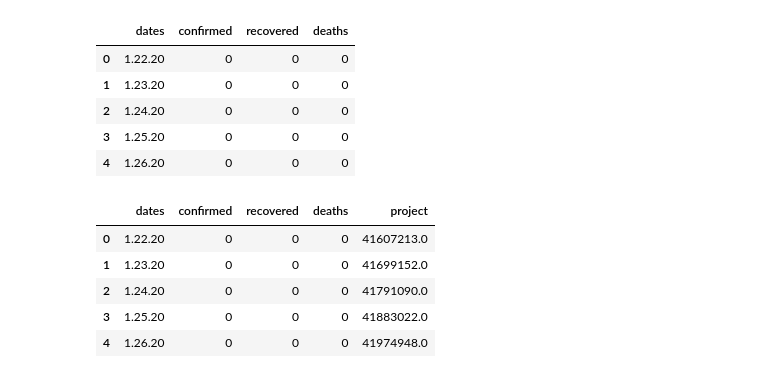
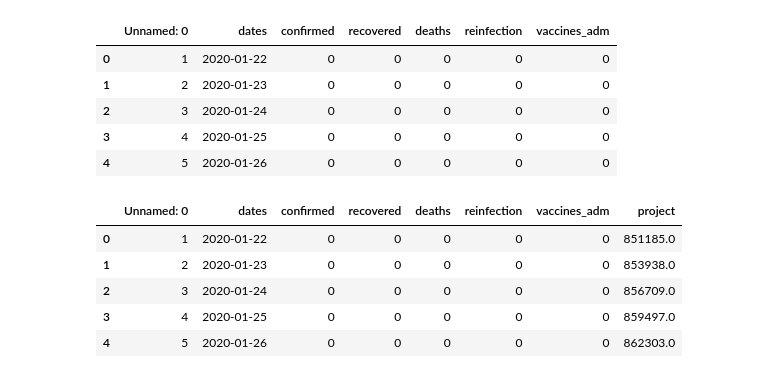
Before and after one commit to manukumar123/math_142_proj, a Jupyter notebook: group_proj.ipynb, the cells around one changed output. Drawn from its saved outputs; the diff is of its cells as text; code cells hidden in the pictures.

```diff
--- a/group_proj.ipynb
+++ b/group_proj.ipynb
@@ -4,37 +4,36 @@ import pandas as pd
 import matplotlib.pyplot as plt
 # %%
 covidData = pd.read_csv("germanyCases.csv")
-covidData = covidData[['dates', 'confirmed', 'recovered', 'deaths']]
 covidData.head()
 # %% [output]
-|  | dates | confirmed | recovered | deaths |
-| 0 | 1.22.20 | 0 | 0 | 0 |
-| 1 | 1.23.20 | 0 | 0 | 0 |
-| 2 | 1.24.20 | 0 | 0 | 0 |
-| 3 | 1.25.20 | 0 | 0 | 0 |
-| 4 | 1.26.20 | 0 | 0 | 0 |
+|  | Unnamed: 0 | dates | confirmed | recovered | deaths | reinfection | vaccines_adm |
+| 0 | 1 | 2020-01-22 | 0 | 0 | 0 | 0 | 0 |
+| 1 | 2 | 2020-01-23 | 0 | 0 | 0 | 0 | 0 |
+| 2 | 3 | 2020-01-24 | 0 | 0 | 0 | 0 | 0 |
+| 3 | 4 | 2020-01-25 | 0 | 0 | 0 | 0 | 0 |
+| 4 | 5 | 2020-01-26 | 0 | 0 | 0 | 0 | 0 |
 # %%
 # Population of the country with data
 germanyPop = 83214427
 # Tuning parameter for 'steepness' of optimistic projection
-alpha = 0.003471
-t0 = 0
+alpha = 0.01471
+t0 = 300
 length = np.shape(covidData)[0]
 # arctan fake projection of testing
 projected = np.floor(
-    germanyPop * ((
+    12000000 * ((
         np.arctan(
         alpha * (range(740) - t0 * np.ones(740))
         )
         + np.pi / 2
         )) / (np.pi)
 )
 covidData['project'] = projected
 covidData.head()
 # %% [output]
-|  | dates | confirmed | recovered | deaths | project |
-| 0 | 1.22.20 | 0 | 0 | 0 | 41607213.0 |
-| 1 | 1.23.20 | 0 | 0 | 0 | 41699152.0 |
-| 2 | 1.24.20 | 0 | 0 | 0 | 41791090.0 |
-| 3 | 1.25.20 | 0 | 0 | 0 | 41883022.0 |
-| 4 | 1.26.20 | 0 | 0 | 0 | 41974948.0 |
+|  | Unnamed: 0 | dates | confirmed | recovered | deaths | reinfection | vaccines_adm | project |
+| 0 | 1 | 2020-01-22 | 0 | 0 | 0 | 0 | 0 | 851185.0 |
+| 1 | 2 | 2020-01-23 | 0 | 0 | 0 | 0 | 0 | 853938.0 |
+| 2 | 3 | 2020-01-24 | 0 | 0 | 0 | 0 | 0 | 856709.0 |
+| 3 | 4 | 2020-01-25 | 0 | 0 | 0 | 0 | 0 | 859497.0 |
+| 4 | 5 | 2020-01-26 | 0 | 0 | 0 | 0 | 0 | 862303.0 |
```
Also changed, not shown: parts of 3 cells of this notebook.
